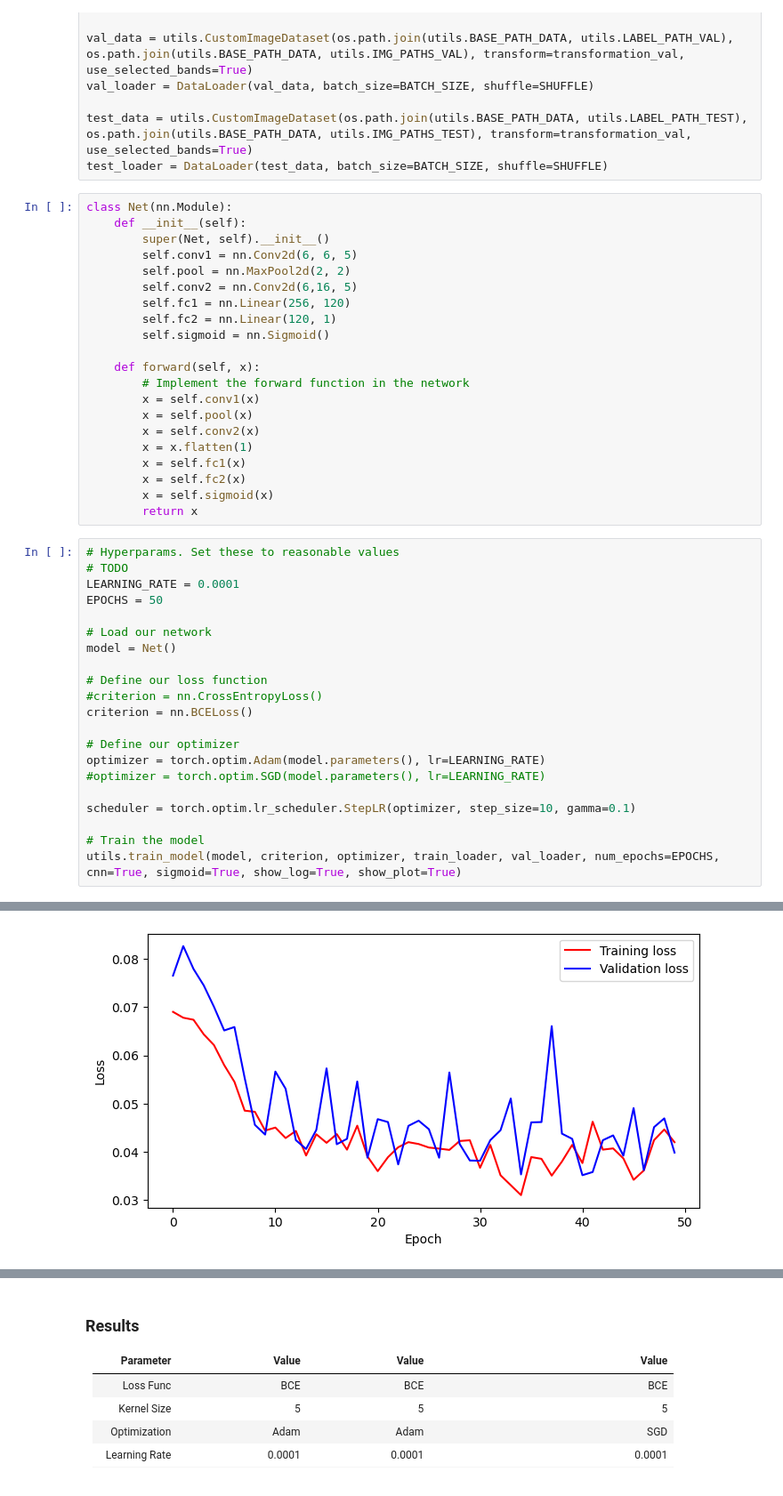
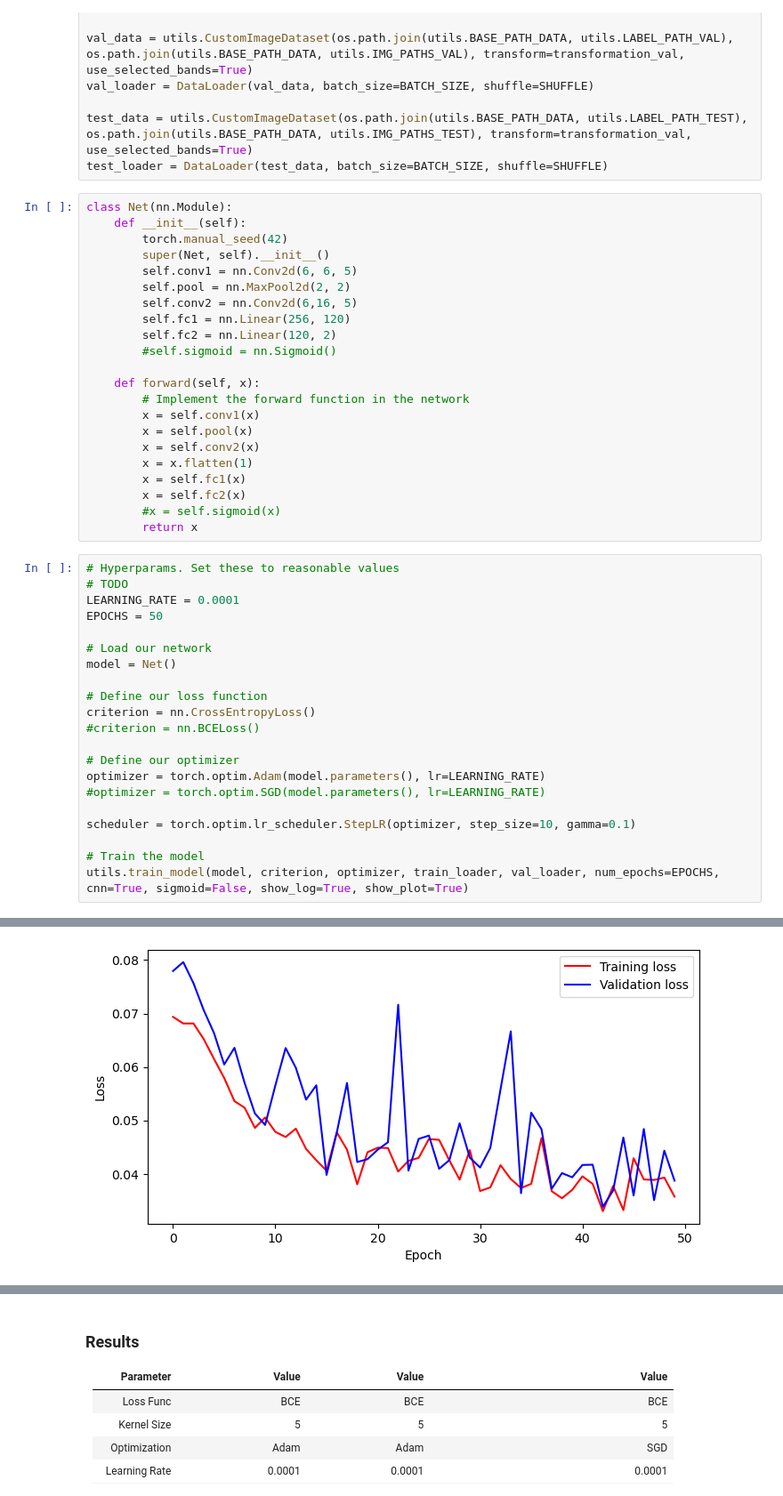
Before and after one commit to Kyrne/D7046E-Project, a Jupyter notebook: cnn.ipynb, the cells around one changed output, grey strips where cells are left out. Shown at 89% size. Cells and saved outputs as stored; diff of their text form.

Commit message:
best cnn model

```diff
--- a/cnn.ipynb
+++ b/cnn.ipynb
@@ -47,13 +47,14 @@ test_loader = DataLoader(test_data, batch_size=BATCH_SIZE, shuffle=SHUFFLE)
 # %%
 class Net(nn.Module):
     def __init__(self):
+        torch.manual_seed(42)
         super(Net, self).__init__()
         self.conv1 = nn.Conv2d(6, 6, 5)
         self.pool = nn.MaxPool2d(2, 2)
         self.conv2 = nn.Conv2d(6,16, 5)
         self.fc1 = nn.Linear(256, 120)
-        self.fc2 = nn.Linear(120, 1)
-        self.sigmoid = nn.Sigmoid()
+        self.fc2 = nn.Linear(120, 2)
+        #self.sigmoid = nn.Sigmoid()
 
     def forward(self, x):
         # Implement the forward function in the network
@@ -63,7 +64,7 @@ class Net(nn.Module):
         x = x.flatten(1)
         x = self.fc1(x)
         x = self.fc2(x)
-        x = self.sigmoid(x)
+        #x = self.sigmoid(x)
         return x
 # %%
 # Hyperparams. Set these to reasonable values
@@ -75,8 +76,8 @@ EPOCHS = 50
 model = Net()
 
 # Define our loss function
-#criterion = nn.CrossEntropyLoss()
-criterion = nn.BCELoss()
+criterion = nn.CrossEntropyLoss()
+#criterion = nn.BCELoss()
 
 # Define our optimizer
 optimizer = torch.optim.Adam(model.parameters(), lr=LEARNING_RATE)
@@ -85,5 +86,5 @@ optimizer = torch.optim.Adam(model.parameters(), lr=LEARNING_RATE)
 scheduler = torch.optim.lr_scheduler.StepLR(optimizer, step_size=10, gamma=0.1)
 
 # Train the model
-utils.train_model(model, criterion, optimizer, train_loader, val_loader, num_epochs=EPOCHS, cnn=True, sigmoid=True, show_log=True, show_plot=True)
+utils.train_model(model, criterion, optimizer, train_loader, val_loader, num_epochs=EPOCHS, cnn=True, sigmoid=False, show_log=True, show_plot=True)
 # %% [output]
@@ -107 +108 @@ Validation accuracy = 0.8333333333333334
-[figure, old version]
+[figure, new version]
```
Also changed, not shown: parts of 2 cells of this notebook, 1 other file.
